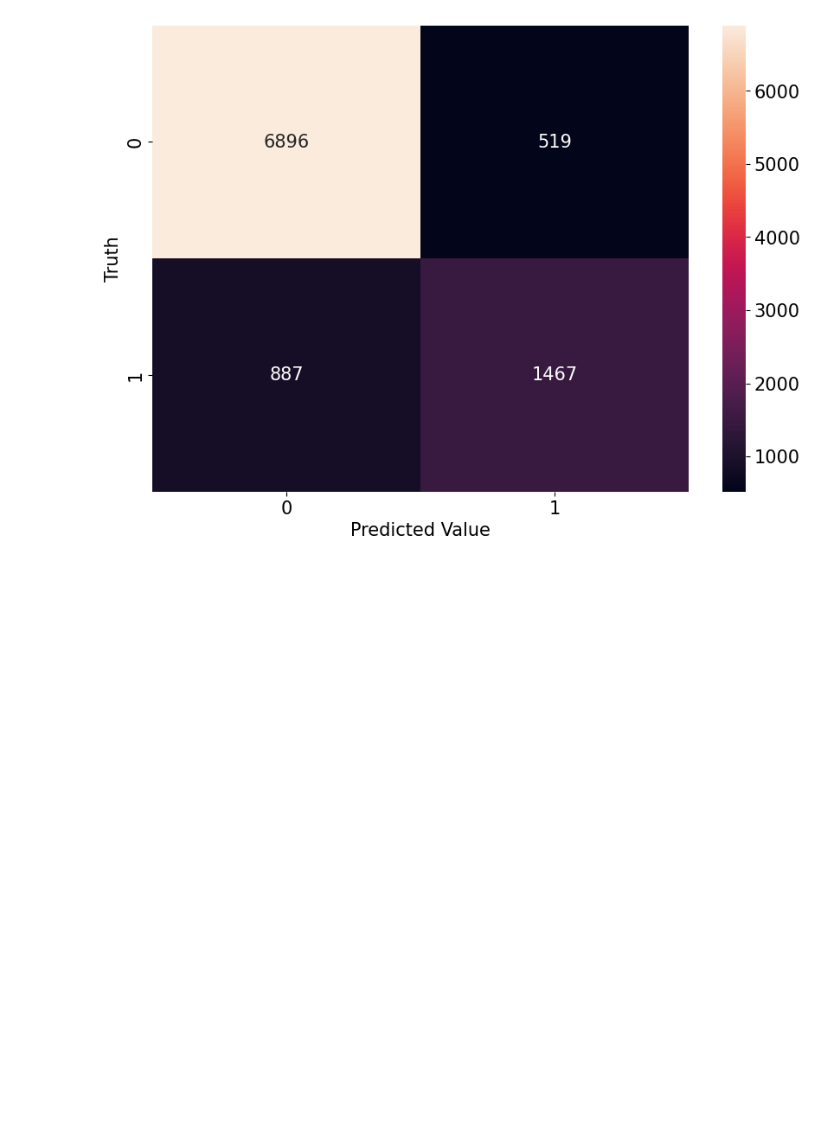
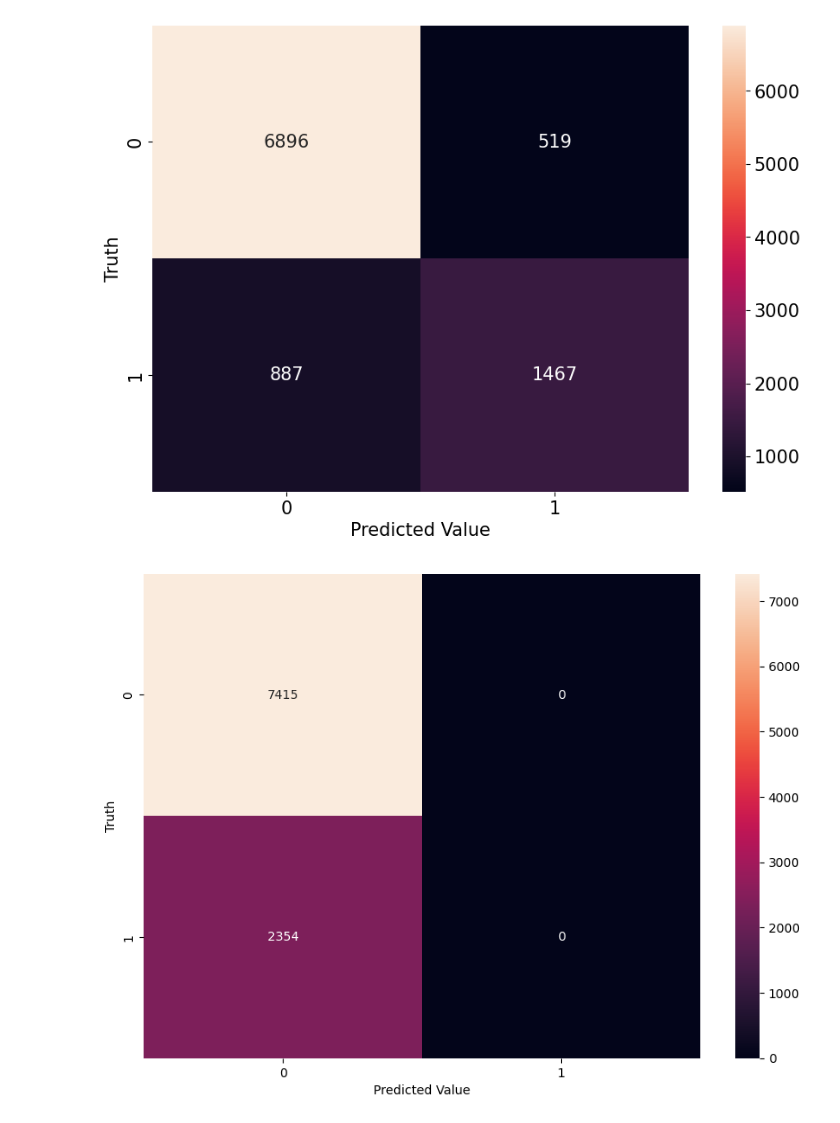
Before and after one commit to dinaomidvartehrani/Adult-Census-Income-Analysis, a Jupyter notebook: DNN Model.ipynb, the cells around one changed output. Cells and saved outputs as stored; diff of their text form; code cells hidden in the pictures; blank space fills up the shorter version.

```diff
--- a/DNN Model.ipynb
+++ b/DNN Model.ipynb
@@ -1170,7 +1178,20 @@ class Classification_AdultCensus(nn.Module):
         x = self.dropout(self.relu(self.layer_3(x)))
         network = self.layer_4(x)
         return network
+class Classification_AdultCensus2(nn.Module):
+    def __init__(self):
+        super().__init__()
+        self.layer_1 = nn.Linear(in_features=34, out_features=128)
+        self.layer_2 = nn.Linear(in_features=128, out_features=128)
+        self.layer_3 = nn.Linear(in_features=128, out_features=64)
+        self.layer_4 = nn.Linear(in_features=64, out_features=1)
+        self.relu = nn.ReLU()
+        self.dropout = nn.Dropout(0.1)
 
-# Instantiate the model
-model_1 = Classification_AdultCensus().to(DEVICE)
+    def forward(self, x: torch.Tensor) -> torch.Tensor:
+        x = self.dropout(self.relu(self.layer_1(x)))
+        x = self.dropout(self.relu(self.layer_2(x)))
+        x = self.dropout(self.relu(self.layer_3(x)))
+        network = self.layer_4(x)
+        return network
 # %%
@@ -1249,3 +1294,15 @@ plt.ylabel("Truth")
 plt.show()
 # %% [output]
 [figure]
+# %%
+y_test_np = y_test.cpu().detach().numpy().astype(int)  # Convert y_test to NumPy array of integers
+test_pred_np2 = test_pred2.cpu().detach().numpy().astype(int)  # Convert test_pred to NumPy array of integers
+
+cm2 = confusion_matrix(y_test_np, test_pred_np2)
+plt.figure(figsize=(10, 7))
+sns.heatmap(cm2, annot=True, fmt="d")
+plt.xlabel("Predicted Value")
+plt.ylabel("Truth")
+plt.show()
+# %% [output]
+[figure, added]
```
Also changed, not shown: parts of 10 cells of this notebook.
